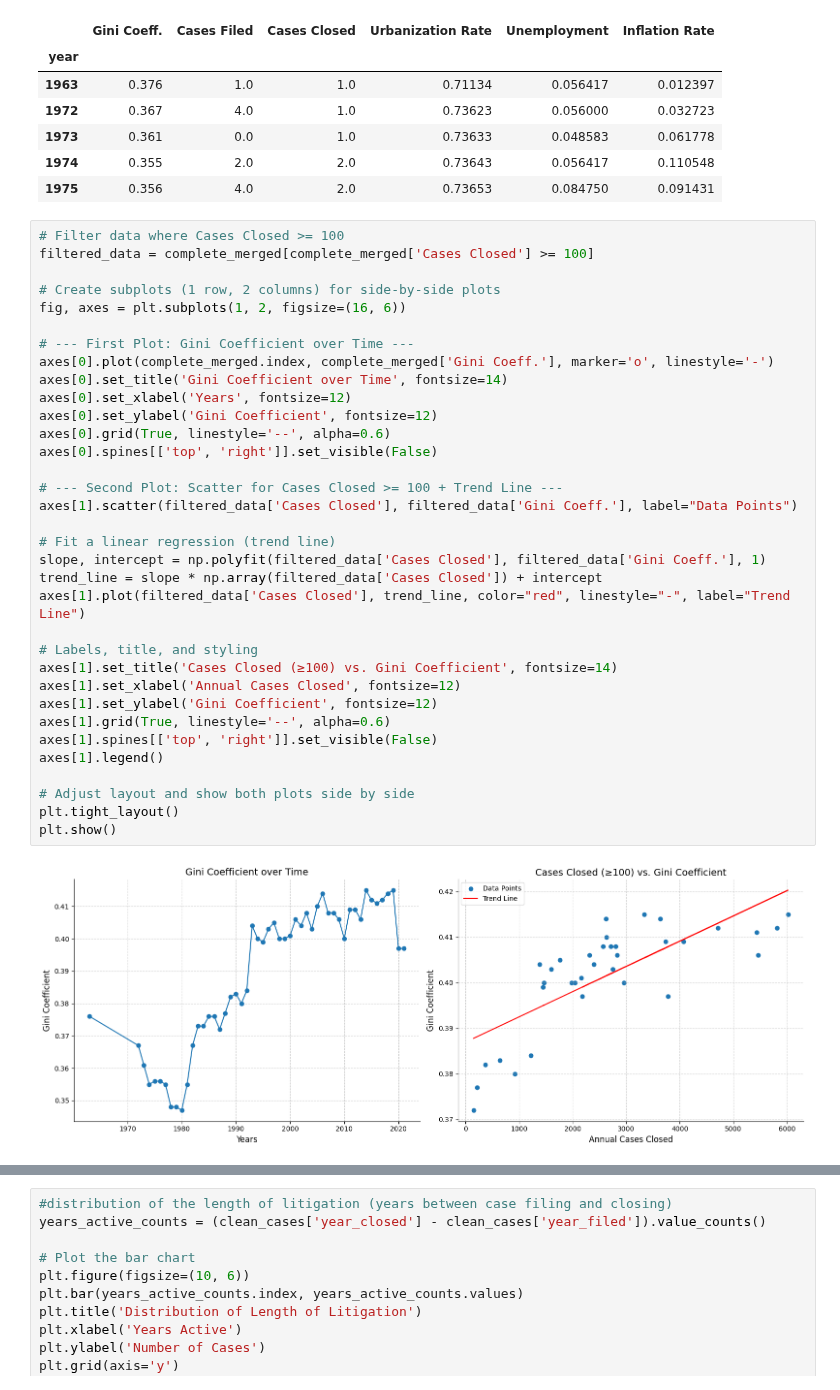
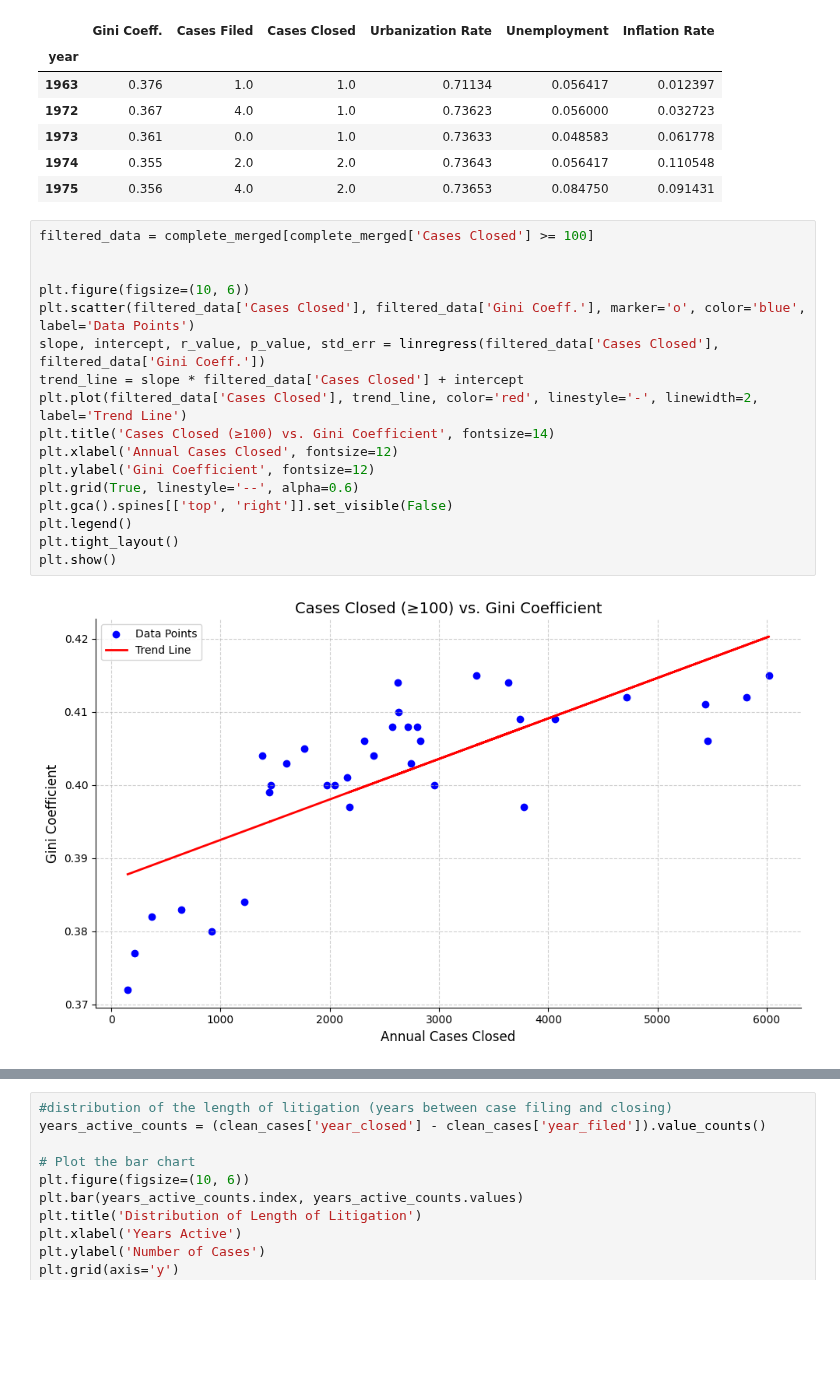
Before and after one commit to Sai0472003/PatentLitigation_Impact, a Jupyter notebook: Project1.ipynb, the cells around one changed output, grey strips where cells are left out. Drawn from its saved outputs; the diff is of its cells as text; blank space fills up the shorter version.

```diff
--- a/Project1.ipynb
+++ b/Project1.ipynb
@@ -192,38 +200,21 @@ complete_merged.head()
 | 1974 | 0.355 | 2.0 | 2.0 | 0.73643 | 0.056417 | 0.110548 |
 | 1975 | 0.356 | 4.0 | 2.0 | 0.73653 | 0.084750 | 0.091431 |
 # %%
-# Filter data where Cases Closed >= 100
 filtered_data = complete_merged[complete_merged['Cases Closed'] >= 100]
 
-# Create subplots (1 row, 2 columns) for side-by-side plots
-fig, axes = plt.subplots(1, 2, figsize=(16, 6))
 
-# --- First Plot: Gini Coefficient over Time ---
-axes[0].plot(complete_merged.index, complete_merged['Gini Coeff.'], marker='o', linestyle='-')
-axes[0].set_title('Gini Coefficient over Time', fontsize=14)
-axes[0].set_xlabel('Years', fontsize=12)
-axes[0].set_ylabel('Gini Coefficient', fontsize=12)
-axes[0].grid(True, linestyle='--', alpha=0.6)
-axes[0].spines[['top', 'right']].set_visible(False)
-
-# --- Second Plot: Scatter for Cases Closed >= 100 + Trend Line ---
-axes[1].scatter(filtered_data['Cases Closed'], filtered_data['Gini Coeff.'], label="Data Points")
-
-# Fit a linear regression (trend line)
-slope, intercept = np.polyfit(filtered_data['Cases Closed'], filtered_data['Gini Coeff.'], 1)
-trend_line = slope * np.array(filtered_data['Cases Closed']) + intercept
-axes[1].plot(filtered_data['Cases Closed'], trend_line, color="red", linestyle="-", label="Trend Line")
-
-# Labels, title, and styling
-axes[1].set_title('Cases Closed (≥100) vs. Gini Coefficient', fontsize=14)
-axes[1].set_xlabel('Annual Cases Closed', fontsize=12)
-axes[1].set_ylabel('Gini Coefficient', fontsize=12)
-axes[1].grid(True, linestyle='--', alpha=0.6)
-axes[1].spines[['top', 'right']].set_visible(False)
-axes[1].legend()
-
-# Adjust layout and show both plots side by side
+plt.figure(figsize=(10, 6))
+plt.scatter(filtered_data['Cases Closed'], filtered_data['Gini Coeff.'], marker='o', color='blue', label='Data Points')
+slope, intercept, r_value, p_value, std_err = linregress(filtered_data['Cases Closed'], filtered_data['Gini Coeff.'])
+trend_line = slope * filtered_data['Cases Closed'] + intercept
+plt.plot(filtered_data['Cases Closed'], trend_line, color='red', linestyle='-', linewidth=2, label='Trend Line')
+plt.title('Cases Closed (≥100) vs. Gini Coefficient', fontsize=14)
+plt.xlabel('Annual Cases Closed', fontsize=12)
+plt.ylabel('Gini Coefficient', fontsize=12)
+plt.grid(True, linestyle='--', alpha=0.6)
+plt.gca().spines[['top', 'right']].set_visible(False)
+plt.legend()
 plt.tight_layout()
 plt.show()
 # %% [output]
-[figure, old version]
+[figure, new version]
```
Also changed, not shown: parts of 10 cells of this notebook.
